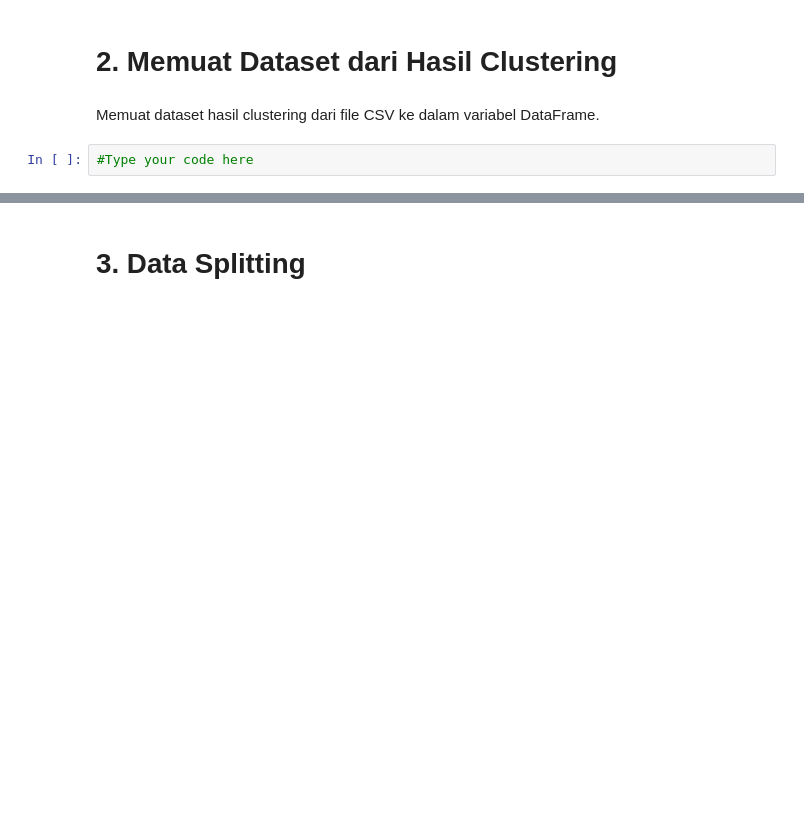
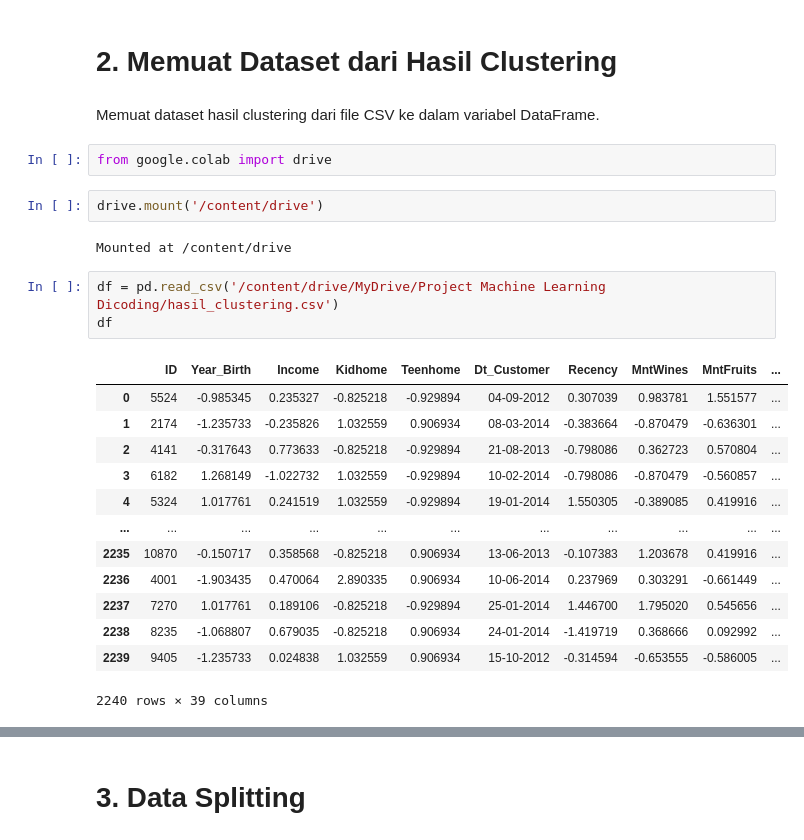
Before and after one commit to LatiefDataVisionary/machine-learning-basic-dicoding, a Jupyter notebook: [Klasifikasi]_Submission_Akhir_BMLP_Lathif_Ramadhan.ipynb, the cells around one changed output, grey strips where cells are left out. Cells and saved outputs as stored; diff of their text form; blank space fills up the shorter version.

```diff
--- a/[Klasifikasi]_Submission_Akhir_BMLP_Lathif_Ramadhan.ipynb
+++ b/[Klasifikasi]_Submission_Akhir_BMLP_Lathif_Ramadhan.ipynb
@@ -10,5 +10,26 @@ Pada tahap ini, Anda perlu mengimpor beberapa pustaka (library) Python yang dibu
 # **2. Memuat Dataset dari Hasil Clustering**
 # %% [markdown]
 Memuat dataset hasil clustering dari file CSV ke dalam variabel DataFrame.
-# %%
-#Type your code here
+# %%
+from google.colab import drive
+# %%
+drive.mount('/content/drive')
+# %% [output]
+Mounted at /content/drive
+# %%
+df = pd.read_csv('/content/drive/MyDrive/Project Machine Learning Dicoding/hasil_clustering.csv')
+df
+# %% [output]
+|  | ID | Year_Birth | Income | Kidhome | Teenhome | Dt_Customer | Recency | MntWines | MntFruits | ... |
+| 0 | 5524 | -0.985345 | 0.235327 | -0.825218 | -0.929894 | 04-09-2012 | 0.307039 | 0.983781 | 1.551577 | ... |
+| 1 | 2174 | -1.235733 | -0.235826 | 1.032559 | 0.906934 | 08-03-2014 | -0.383664 | -0.870479 | -0.636301 | ... |
+| 2 | 4141 | -0.317643 | 0.773633 | -0.825218 | -0.929894 | 21-08-2013 | -0.798086 | 0.362723 | 0.570804 | ... |
+| 3 | 6182 | 1.268149 | -1.022732 | 1.032559 | -0.929894 | 10-02-2014 | -0.798086 | -0.870479 | -0.560857 | ... |
+| 4 | 5324 | 1.017761 | 0.241519 | 1.032559 | -0.929894 | 19-01-2014 | 1.550305 | -0.389085 | 0.419916 | ... |
+| ... | ... | ... | ... | ... | ... | ... | ... | ... | ... | ... |
+| 2235 | 10870 | -0.150717 | 0.358568 | -0.825218 | 0.906934 | 13-06-2013 | -0.107383 | 1.203678 | 0.419916 | ... |
+| 2236 | 4001 | -1.903435 | 0.470064 | 2.890335 | 0.906934 | 10-06-2014 | 0.237969 | 0.303291 | -0.661449 | ... |
+| 2237 | 7270 | 1.017761 | 0.189106 | -0.825218 | -0.929894 | 25-01-2014 | 1.446700 | 1.795020 | 0.545656 | ... |
+| 2238 | 8235 | -1.068807 | 0.679035 | -0.825218 | 0.906934 | 24-01-2014 | -1.419719 | 0.368666 | 0.092992 | ... |
+| 2239 | 9405 | -1.235733 | 0.024838 | 1.032559 | 0.906934 | 15-10-2012 | -0.314594 | -0.653555 | -0.586005 | ... |
+2240 rows × 39 columns
```
Also changed, not shown: parts of 3 cells of this notebook.
